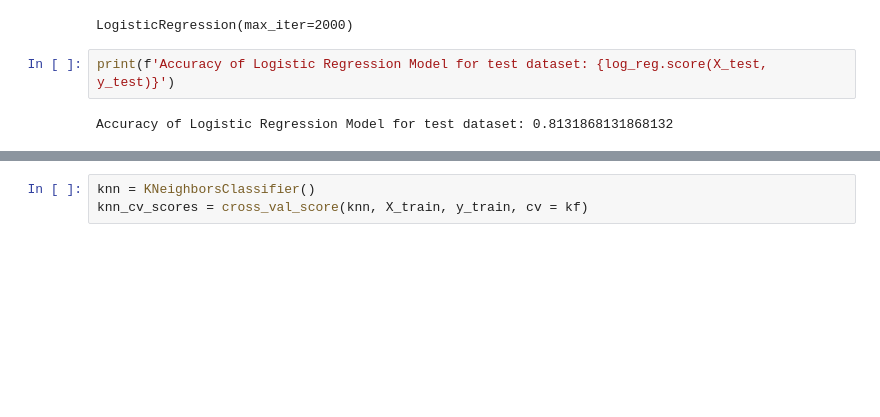
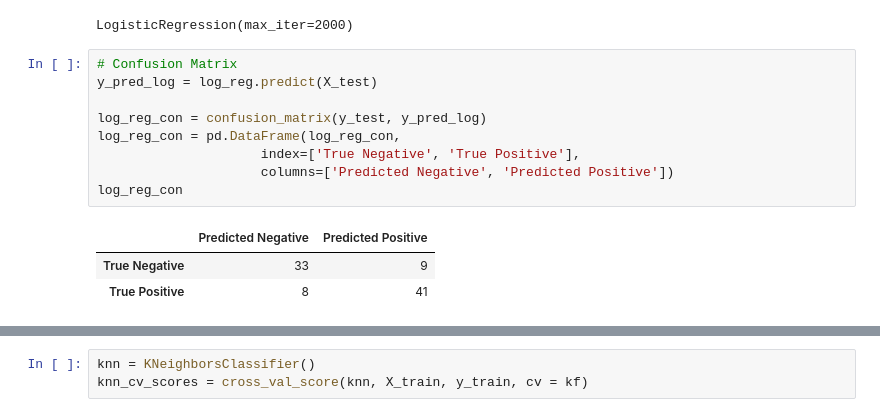
Before and after one commit to ProfessionalSalmon/Heart_Attack_Classification_Model, a Jupyter notebook: heart_attack.ipynb, the cells around one changed output, grey strips where cells are left out. Cells and saved outputs as stored; diff of their text form; blank space fills up the shorter version.

```diff
--- a/heart_attack.ipynb
+++ b/heart_attack.ipynb
@@ -178,7 +180,16 @@ Mean Accuracy for train dataset: 0.8341269841269842
 log_reg.fit(X_train, y_train)
 # %% [output]
 LogisticRegression(max_iter=2000)
-# %%
-print(f'Accuracy of Logistic Regression Model for test dataset: {log_reg.score(X_test, y_test)}')
-# %% [output]
-Accuracy of Logistic Regression Model for test dataset: 0.8131868131868132
+# %%
+# Confusion Matrix
+y_pred_log = log_reg.predict(X_test)
+
+log_reg_con = confusion_matrix(y_test, y_pred_log)
+log_reg_con = pd.DataFrame(log_reg_con,
+                     index=['True Negative', 'True Positive'],
+                     columns=['Predicted Negative', 'Predicted Positive'])
+log_reg_con
+# %% [output]
+|  | Predicted Negative | Predicted Positive |
+| True Negative | 33 | 9 |
+| True Positive | 8 | 41 |
```
Also changed, not shown: parts of 7 cells of this notebook.
